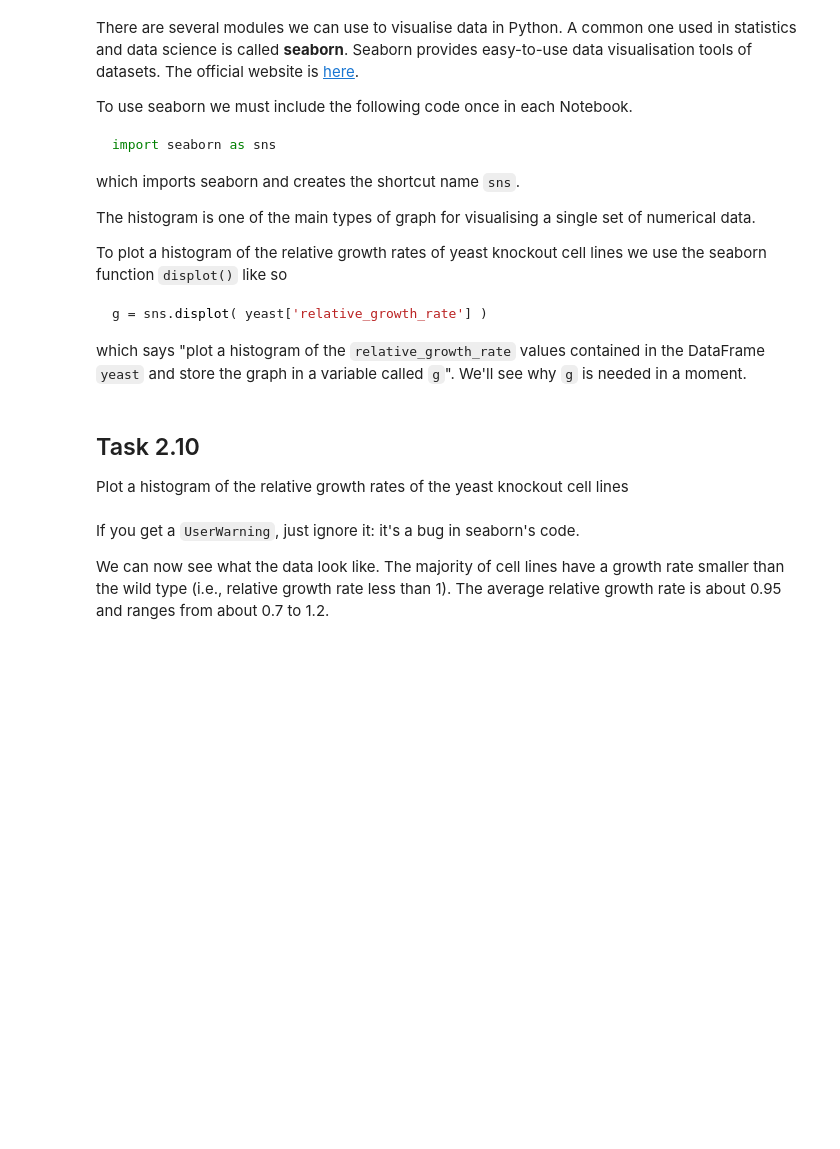
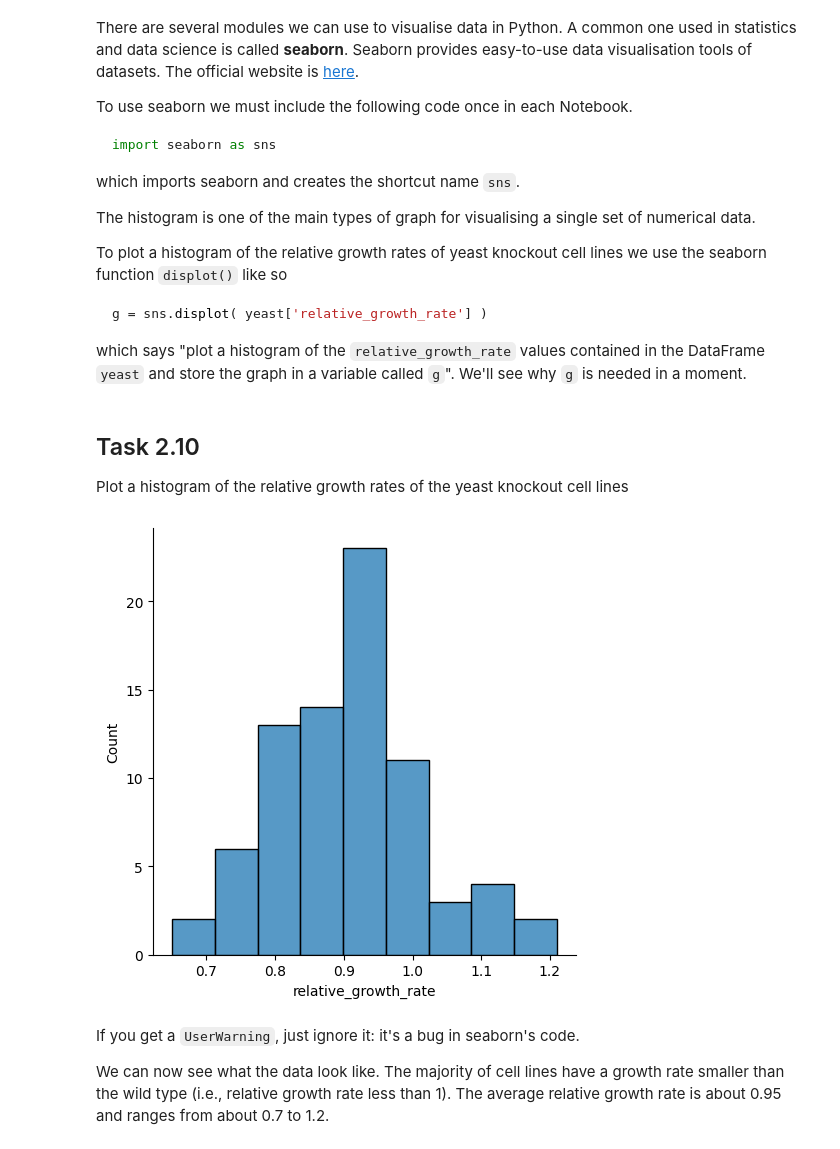
Before and after one commit to ZakarY2HM6f/Variation1, a Jupyter notebook: Coding Practicals Notebooks/Coding 3 - Working with data.ipynb, the cells around one changed output. Drawn from its saved outputs; the diff is of its cells as text; code cells hidden in the pictures; blank space fills up the shorter version.

```diff
--- a/Coding Practicals Notebooks/Coding 3 - Working with data.ipynb
+++ b/Coding Practicals Notebooks/Coding 3 - Working with data.ipynb
@@ -259,3 +304,8 @@ You should see this ouput:
 
     [78 rows x 1 columns]
 </div>
+# %%
+import pandas as pd
+
+yeast = pd.read_csv("Datasets/yeast.csv")
+print(yeast)
@@ -314,6 +387,12 @@ which says "plot a histogram of the `relative_growth_rate` values contained in t
 ## Task 2.10
 
 Plot a histogram of the relative growth rates of the yeast knockout cell lines
+# %%
+import seaborn as sns
+
+g = sns.displot(yeast['relative_growth_rate'])
+# %% [output]
+[figure, added]
 # %% [markdown]
 If you get a `UserWarning`, just ignore it: it's a bug in seaborn's code.
 
```
Also changed, not shown: parts of 15 cells of this notebook, 1 other file.
